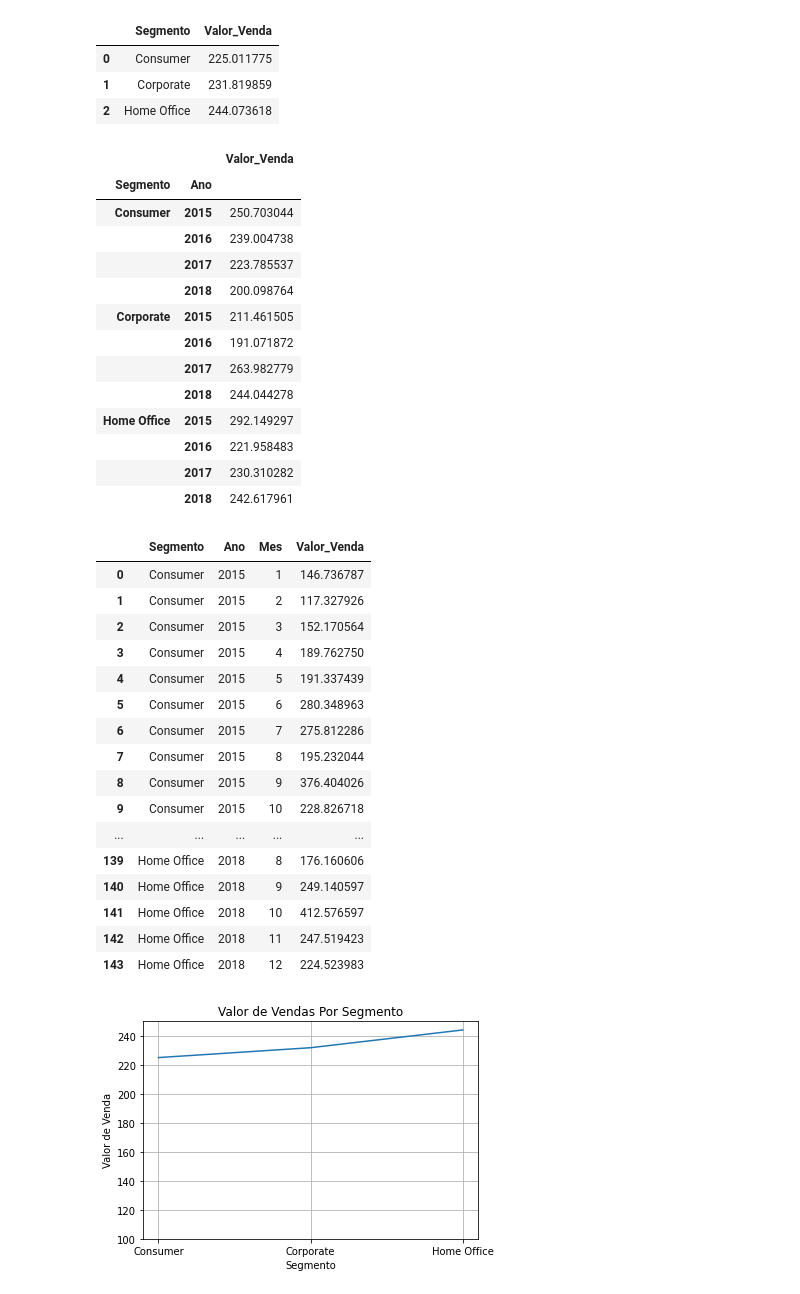
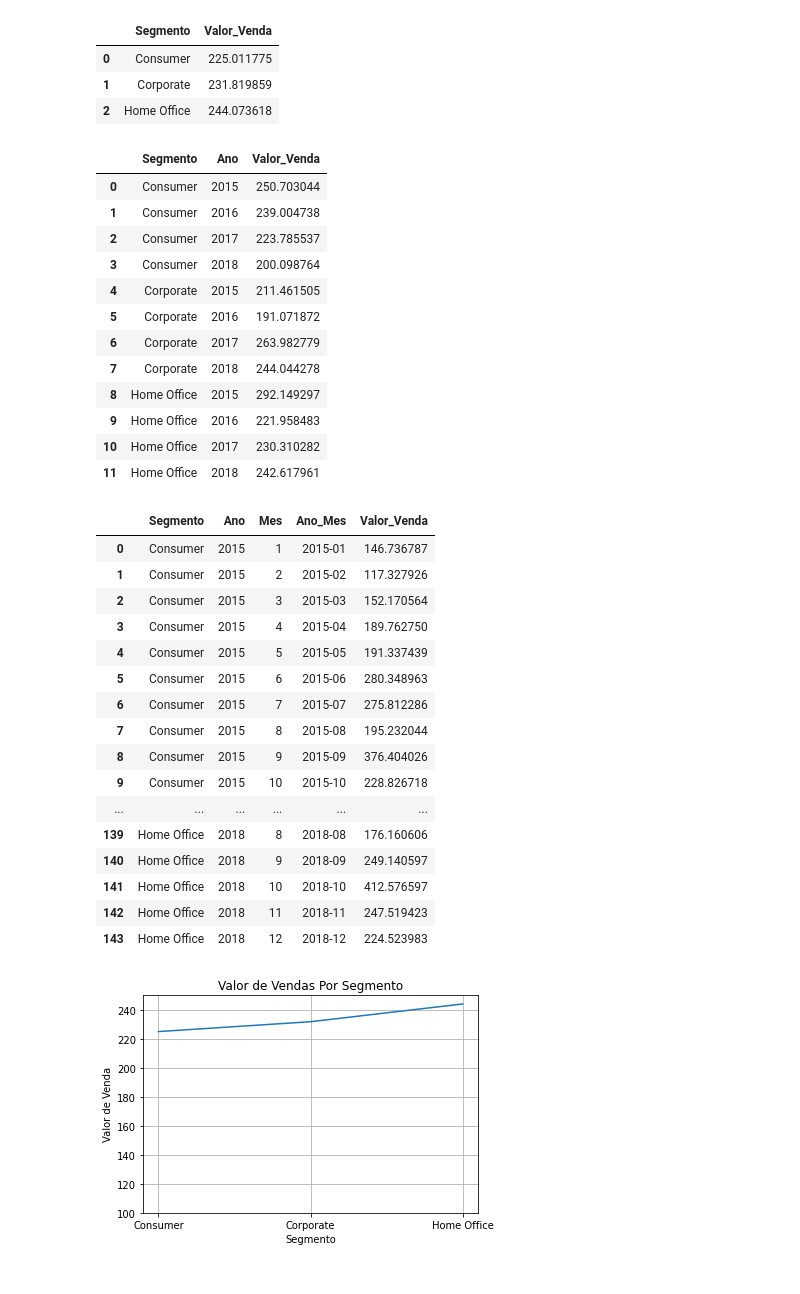
Before and after one commit to nettorobson/jupyter_varejo, a Jupyter notebook: projeto-varejo.ipynb, the cells around one changed output. Saved outputs shown, nothing was run; the diff lists cells and outputs as text; code cells hidden in the pictures.

```diff
--- a/projeto-varejo.ipynb
+++ b/projeto-varejo.ipynb
@@ -963,0 +957,5 @@ df_dsa.insert(12, "Mes", df_dsa['Data_Pedido'].dt.month)
+# %%
+# Cria-se a coluna referente ao Ano+mês
+df_dsa.insert(13, "Ano_Mes", df_dsa['Data_Pedido'].dt.strftime('%Y-%m'))
+df_dsa['Ano_Mes'] = pd.to_datetime(df_dsa['Ano_Mes']).dt.to_period("M")
+df_dsa.head()
@@ -980,43 +985,42 @@ df_ano_mean = df_dsa[["Segmento","Ano","Valor_Venda"]].groupby(['Segmento', 'Ano
 df_ano_mean = df_ano_mean.reset_index()
 df_ano_mean
 # %% [output]
-|  |  | Valor_Venda |
-| Segmento | Ano |  |
-| Consumer | 2015 | 250.703044 |
-|  | 2016 | 239.004738 |
-|  | 2017 | 223.785537 |
-|  | 2018 | 200.098764 |
-| Corporate | 2015 | 211.461505 |
-|  | 2016 | 191.071872 |
-|  | 2017 | 263.982779 |
-|  | 2018 | 244.044278 |
-| Home Office | 2015 | 292.149297 |
-|  | 2016 | 221.958483 |
-|  | 2017 | 230.310282 |
-|  | 2018 | 242.617961 |
+|  | Segmento | Ano | Valor_Venda |
+| 0 | Consumer | 2015 | 250.703044 |
+| 1 | Consumer | 2016 | 239.004738 |
+| 2 | Consumer | 2017 | 223.785537 |
+| 3 | Consumer | 2018 | 200.098764 |
+| 4 | Corporate | 2015 | 211.461505 |
+| 5 | Corporate | 2016 | 191.071872 |
+| 6 | Corporate | 2017 | 263.982779 |
+| 7 | Corporate | 2018 | 244.044278 |
+| 8 | Home Office | 2015 | 292.149297 |
+| 9 | Home Office | 2016 | 221.958483 |
+| 10 | Home Office | 2017 | 230.310282 |
+| 11 | Home Office | 2018 | 242.617961 |
 # %%
 # Agrupam-se os dados e calcula-se a média de vendas de cada Segmento por Ano
-df_mes_mean = df_dsa[["Segmento","Ano","Mes","Valor_Venda"]].groupby(['Segmento', 'Ano', 'Mes']).mean()
+df_mes_mean = df_dsa[["Segmento","Ano","Mes","Ano_Mes","Valor_Venda"]].groupby(['Segmento', 'Ano', 'Mes', 'Ano_Mes']).mean()
 df_mes_mean = df_mes_mean.reset_index()
 df_mes_mean
 # %% [output]
-|  | Segmento | Ano | Mes | Valor_Venda |
-| 0 | Consumer | 2015 | 1 | 146.736787 |
-| 1 | Consumer | 2015 | 2 | 117.327926 |
-| 2 | Consumer | 2015 | 3 | 152.170564 |
-| 3 | Consumer | 2015 | 4 | 189.762750 |
-| 4 | Consumer | 2015 | 5 | 191.337439 |
-| 5 | Consumer | 2015 | 6 | 280.348963 |
-| 6 | Consumer | 2015 | 7 | 275.812286 |
-| 7 | Consumer | 2015 | 8 | 195.232044 |
-| 8 | Consumer | 2015 | 9 | 376.404026 |
-| 9 | Consumer | 2015 | 10 | 228.826718 |
-| ... | ... | ... | ... | ... |
-| 139 | Home Office | 2018 | 8 | 176.160606 |
-| 140 | Home Office | 2018 | 9 | 249.140597 |
-| 141 | Home Office | 2018 | 10 | 412.576597 |
-| 142 | Home Office | 2018 | 11 | 247.519423 |
-| 143 | Home Office | 2018 | 12 | 224.523983 |
+|  | Segmento | Ano | Mes | Ano_Mes | Valor_Venda |
+| 0 | Consumer | 2015 | 1 | 2015-01 | 146.736787 |
+| 1 | Consumer | 2015 | 2 | 2015-02 | 117.327926 |
+| 2 | Consumer | 2015 | 3 | 2015-03 | 152.170564 |
+| 3 | Consumer | 2015 | 4 | 2015-04 | 189.762750 |
+| 4 | Consumer | 2015 | 5 | 2015-05 | 191.337439 |
+| 5 | Consumer | 2015 | 6 | 2015-06 | 280.348963 |
+| 6 | Consumer | 2015 | 7 | 2015-07 | 275.812286 |
+| 7 | Consumer | 2015 | 8 | 2015-08 | 195.232044 |
+| 8 | Consumer | 2015 | 9 | 2015-09 | 376.404026 |
+| 9 | Consumer | 2015 | 10 | 2015-10 | 228.826718 |
+| ... | ... | ... | ... | ... | ... |
+| 139 | Home Office | 2018 | 8 | 2018-08 | 176.160606 |
+| 140 | Home Office | 2018 | 9 | 2018-09 | 249.140597 |
+| 141 | Home Office | 2018 | 10 | 2018-10 | 412.576597 |
+| 142 | Home Office | 2018 | 11 | 2018-11 | 247.519423 |
+| 143 | Home Office | 2018 | 12 | 2018-12 | 224.523983 |
 # %%
 # Plotagem dos gráficos - Segmento
 # (Ver se aqui se enquadra melhor outro estilo de gráfico, como o de barras, por exemplo)
```
Also changed, not shown: parts of 13 cells of this notebook.
